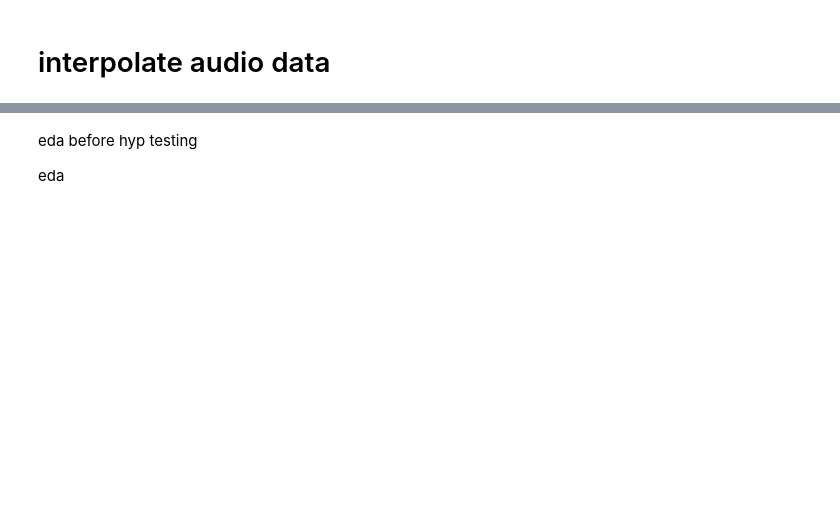
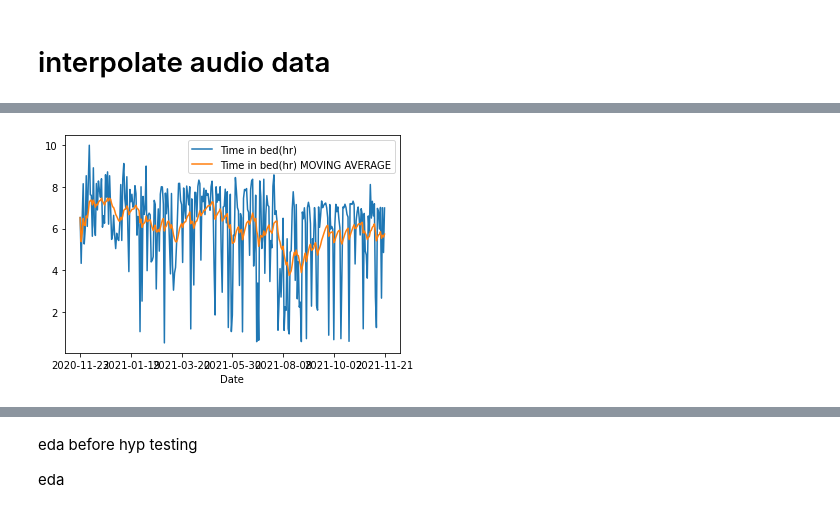
Before and after one commit to Ben10164/CPSC222-Project, a Jupyter notebook: puryear_data_normalizing.ipynb, the cells around one changed output, grey strips where cells are left out. Cells and saved outputs as stored; diff of their text form; code cells hidden in the pictures; blank space fills up the shorter version.

```diff
--- a/puryear_data_normalizing.ipynb
+++ b/puryear_data_normalizing.ipynb
@@ -34,2 +38,20 @@ fig.savefig("figures/moving_avg_audio_graph.jpg",dpi=500)
 # %% [markdown]
 <img src="figures\moving_avg_audio_graph.jpg" width="600"/>
+# %%
+# interpolate sleep data
+
+sleep_data.interpolate(method="cubic",inplace=True)
+sleep_data.fillna(method="bfill",inplace=True)
+
+sleep_data_combined = sleep_data.merge(sleep_data["Time in bed(hr)"].ewm(alpha=0.1).mean(),left_index=True,right_index=True)
+sleep_data_combined.columns=["Date","Time in bed(hr)","Time in bed(hr) MOVING AVERAGE"]
+
+sleep_data_combined.set_index("Date",inplace=True)
+
+sleep_data_combined.to_csv("data/cleaned_puryear_sleep_ewm.csv")
+
+ax = sleep_data_combined.plot()
+fig = ax.get_figure()
+fig.savefig("figures/moving_avg_sleep_graph.jpg",dpi=500)
+# %% [output]
+[figure, added]
```
Also changed, not shown: parts of 2 cells of this notebook, 22 other files.
